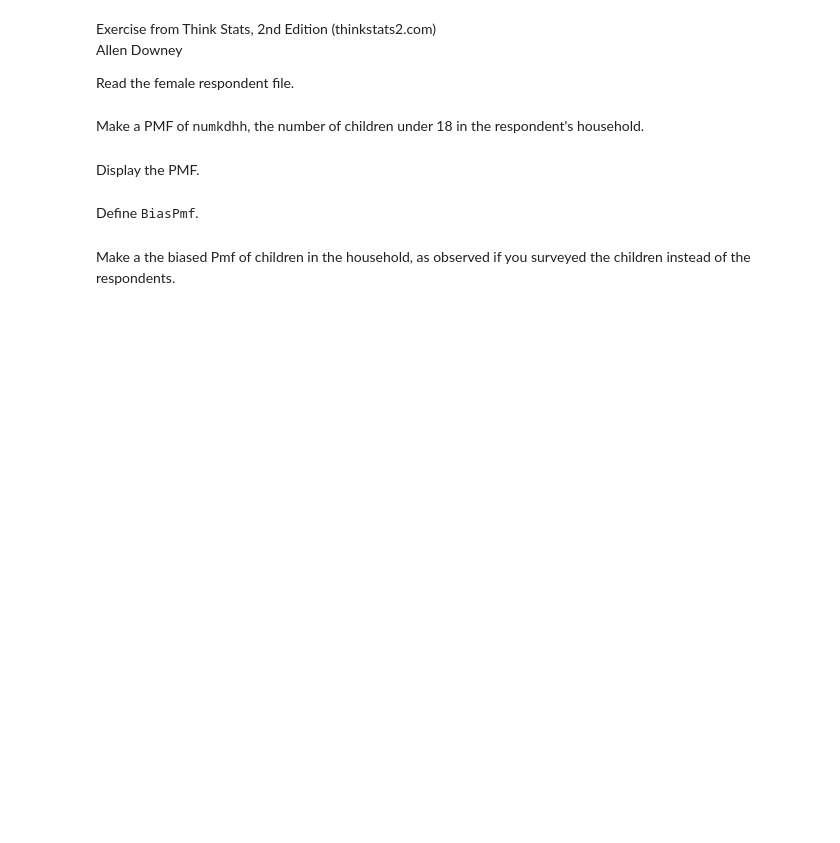
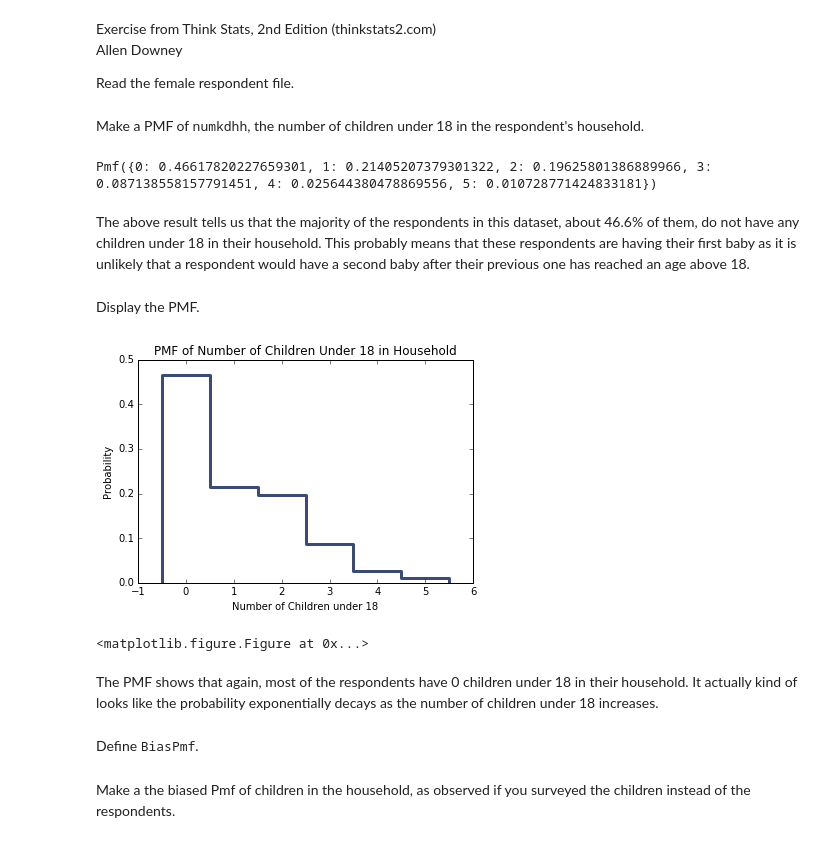
Before and after one commit to paulruvolo/DataScience16, a Jupyter notebook: ThinkStats2/chap03ex.ipynb, the cells around one changed output. Drawn from its saved outputs; the diff is of its cells as text; code cells hidden in the pictures; blank space fills up the shorter version.

```diff
--- a/ThinkStats2/chap03ex.ipynb
+++ b/ThinkStats2/chap03ex.ipynb
@@ -10,8 +10,28 @@ import chap01soln
 resp = chap01soln.ReadFemResp()
 # %% [markdown]
 Make a PMF of <tt>numkdhh</tt>, the number of children under 18 in the respondent's household.
+# %%
+import thinkstats2
+import thinkplot
+
+pmf = thinkstats2.Pmf(resp.numkdhh)
+pmf
+# %% [output]
+Pmf({0: 0.46617820227659301, 1: 0.21405207379301322, 2: 0.19625801386889966, 3: 0.087138558157791451, 4: 0.025644380478869556, 5: 0.010728771424833181})
+# %% [markdown]
+The above result tells us that the majority of the respondents in this dataset, about 46.6% of them, do not have any children under 18 in their household. This probably means that these respondents are having their first baby as it is unlikely that a respondent would have a second baby after their previous one has reached an age above 18.
 # %% [markdown]
 Display the PMF.
+# %%
+thinkplot.Pmf(pmf)
+thinkplot.Config(xlabel='Number of Children under 18', ylabel='Probability',
+                 title='PMF of Number of Children Under 18 in Household')
+thinkplot.show()
+# %% [output]
+[figure, added]
+<matplotlib.figure.Figure at 0x...>
+# %% [markdown]
+The PMF shows that again, most of the respondents have 0 children under 18 in their household. It actually kind of looks like the probability exponentially decays as the number of children under 18 increases.
 # %% [markdown]
 Define <tt>BiasPmf</tt>.
 # %%
```
Also changed, not shown: parts of 10 cells of this notebook.
